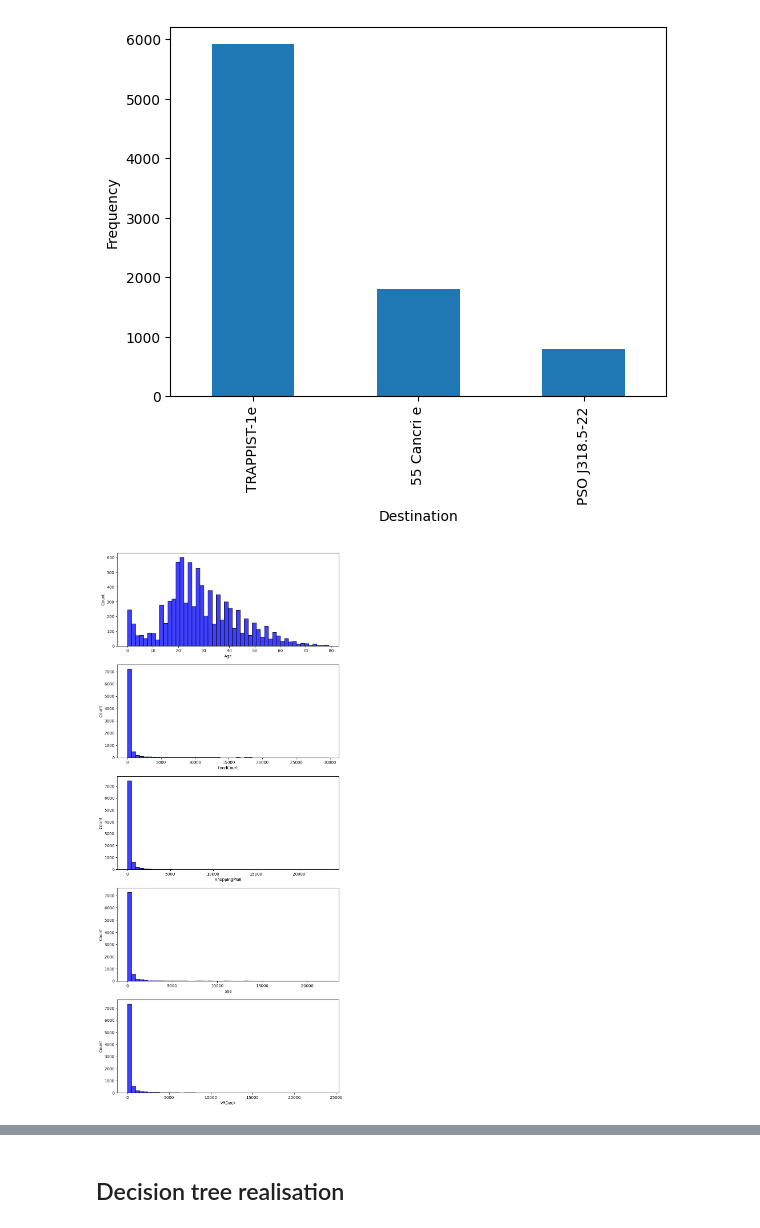
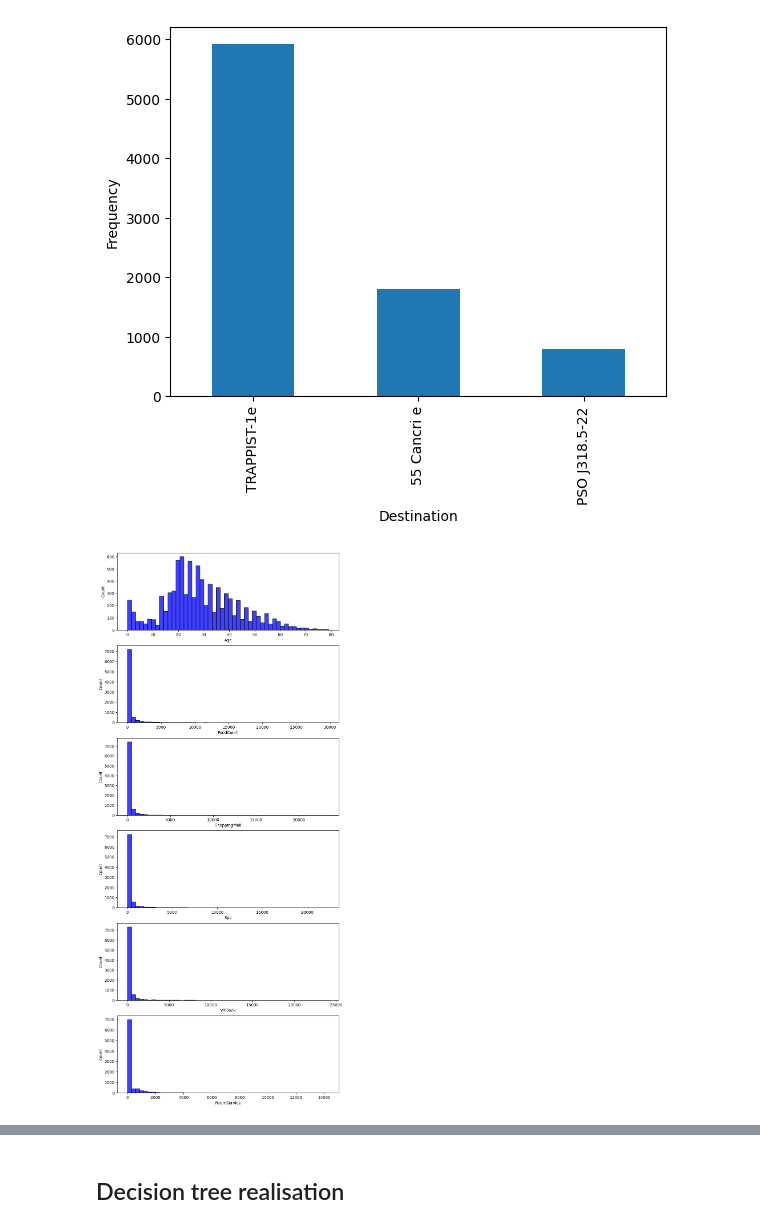
Before and after one commit to Illoizaur/Team1_Berezin-Andrusiak, a Jupyter notebook: FirstProject.ipynb, the cells around one changed output, grey strips where cells are left out. Saved outputs shown, nothing was run; the diff lists cells and outputs as text; code cells hidden in the pictures.

```diff
--- a/FirstProject.ipynb
+++ b/FirstProject.ipynb
@@ -127,16 +127,17 @@ plt.show()
 # %%
 import seaborn as sns
 
-fig, ax = plt.subplots(5,1,  figsize=(10, 10))
+fig, ax = plt.subplots(6,1,  figsize=(10, 10))
 plt.subplots_adjust(top = 2)
 
 sns.histplot(train['Age'], color='b', bins=50, ax=ax[0]);
 sns.histplot(train['FoodCourt'], color='b', bins=50, ax=ax[1]);
 sns.histplot(train['ShoppingMall'], color='b', bins=50, ax=ax[2]);
 sns.histplot(train['Spa'], color='b', bins=50, ax=ax[3]);
 sns.histplot(train['VRDeck'], color='b', bins=50, ax=ax[4]);
+sns.histplot(train['RoomService'], color='b', bins=50, ax=ax[5]);
 # %% [output]
-[figure, old version]
+[figure, new version]
 # %%
 train[["Deck", "Cabin_num", "Side"]] = train["Cabin"].str.split("/", expand=True)
 train = train.drop(['Cabin'], axis=1)
```
Also changed, not shown: parts of 22 cells of this notebook.
